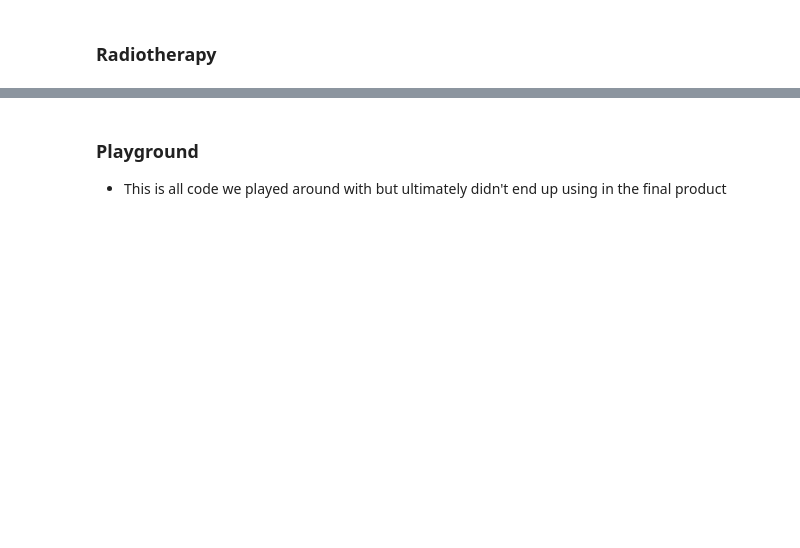
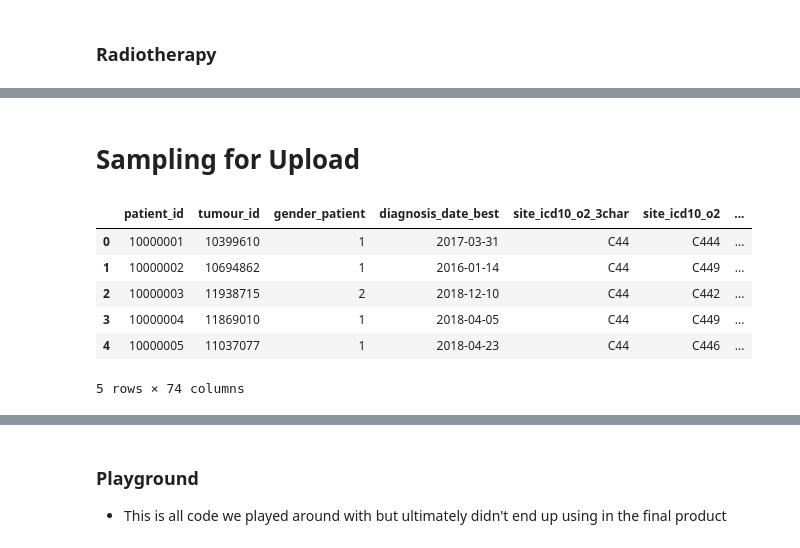
Before and after one commit to jcnexu/clinical_dashboards_sem2_2024, a Jupyter notebook: new_data_dict.ipynb, the cells around one changed output, grey strips where cells are left out. Drawn from its saved outputs; the diff is of its cells as text; code cells hidden in the pictures; blank space fills up the shorter version.

```diff
--- a/new_data_dict.ipynb
+++ b/new_data_dict.ipynb
@@ -534,0 +483,2 @@ sim_rtds_combined
+# %% [markdown]
+# Sampling for Upload
@@ -534,0 +491,15 @@ sim_rtds_combined
+# %%
+# Rearranging columns to make patient_id first
+first_col = 'patient_id'
+new_order = [first_col] + [col for col in av.columns if col != first_col]
+av = av[new_order]
+
+av.head()
+# %% [output]
+|  | patient_id | tumour_id | gender_patient | diagnosis_date_best | site_icd10_o2_3char | site_icd10_o2 | ... |
+| 0 | 10000001 | 10399610 | 1 | 2017-03-31 | C44 | C444 | ... |
+| 1 | 10000002 | 10694862 | 1 | 2016-01-14 | C44 | C449 | ... |
+| 2 | 10000003 | 11938715 | 2 | 2018-12-10 | C44 | C442 | ... |
+| 3 | 10000004 | 11869010 | 1 | 2018-04-05 | C44 | C449 | ... |
+| 4 | 10000005 | 11037077 | 1 | 2018-04-23 | C44 | C446 | ... |
+5 rows × 74 columns
```
Also changed, not shown: parts of 28 cells of this notebook.
